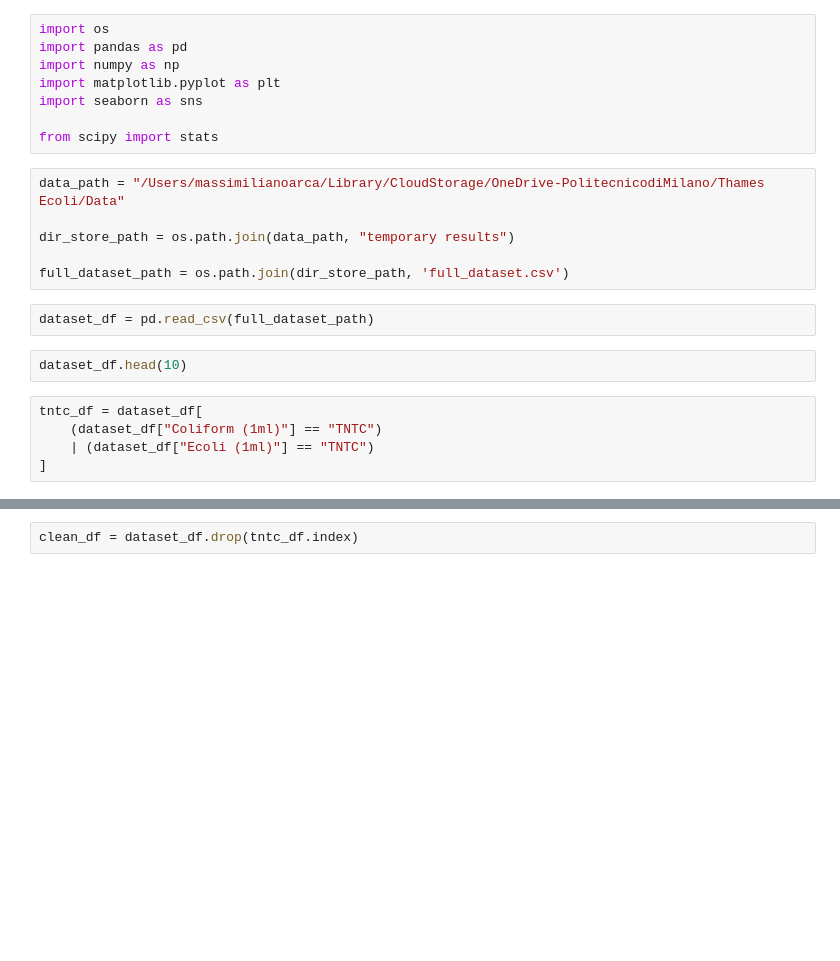
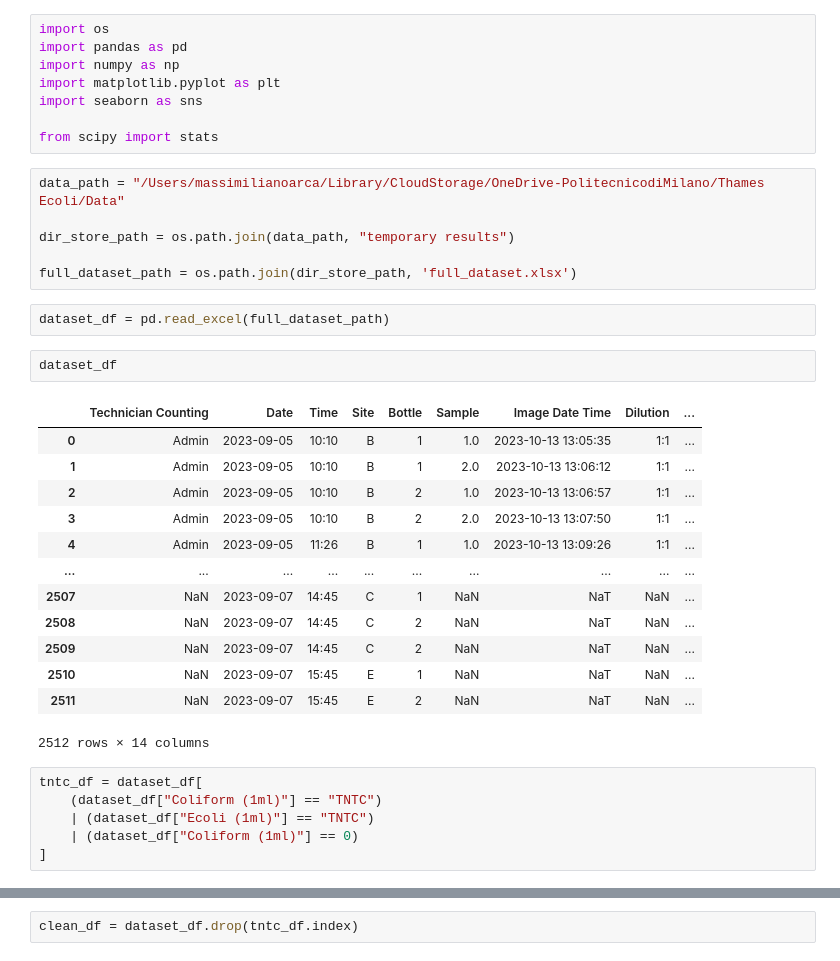
Before and after one commit to MassimilianoArca/Thames-Ecoli, a Jupyter notebook: thames/data_analysis/ecoli_coliform.ipynb, the cells around one changed output, grey strips where cells are left out. Drawn from its saved outputs; the diff is of its cells as text; blank space fills up the shorter version.

```diff
--- a/thames/data_analysis/ecoli_coliform.ipynb
+++ b/thames/data_analysis/ecoli_coliform.ipynb
@@ -11,13 +11,28 @@ data_path = "/Users/massimilianoarca/Library/CloudStorage/OneDrive-Politecnicodi
 
 dir_store_path = os.path.join(data_path, "temporary results")
 
-full_dataset_path = os.path.join(dir_store_path, 'full_dataset.csv')
+full_dataset_path = os.path.join(dir_store_path, 'full_dataset.xlsx')
 # %%
-dataset_df = pd.read_csv(full_dataset_path)
+dataset_df = pd.read_excel(full_dataset_path)
 # %%
-dataset_df.head(10)
+dataset_df
+# %% [output]
+|  | Technician Counting | Date | Time | Site | Bottle | Sample | Image Date Time | Dilution | ... |
+| 0 | Admin | 2023-09-05 | 10:10 | B | 1 | 1.0 | 2023-10-13 13:05:35 | 1:1 | ... |
+| 1 | Admin | 2023-09-05 | 10:10 | B | 1 | 2.0 | 2023-10-13 13:06:12 | 1:1 | ... |
+| 2 | Admin | 2023-09-05 | 10:10 | B | 2 | 1.0 | 2023-10-13 13:06:57 | 1:1 | ... |
+| 3 | Admin | 2023-09-05 | 10:10 | B | 2 | 2.0 | 2023-10-13 13:07:50 | 1:1 | ... |
+| 4 | Admin | 2023-09-05 | 11:26 | B | 1 | 1.0 | 2023-10-13 13:09:26 | 1:1 | ... |
+| ... | ... | ... | ... | ... | ... | ... | ... | ... | ... |
+| 2507 | NaN | 2023-09-07 | 14:45 | C | 1 | NaN | NaT | NaN | ... |
+| 2508 | NaN | 2023-09-07 | 14:45 | C | 2 | NaN | NaT | NaN | ... |
+| 2509 | NaN | 2023-09-07 | 14:45 | C | 2 | NaN | NaT | NaN | ... |
+| 2510 | NaN | 2023-09-07 | 15:45 | E | 1 | NaN | NaT | NaN | ... |
+| 2511 | NaN | 2023-09-07 | 15:45 | E | 2 | NaN | NaT | NaN | ... |
+2512 rows × 14 columns
 # %%
 tntc_df = dataset_df[
     (dataset_df["Coliform (1ml)"] == "TNTC")
     | (dataset_df["Ecoli (1ml)"] == "TNTC")
+    | (dataset_df["Coliform (1ml)"] == 0)
 ]
```
Also changed, not shown: parts of 22 cells of this notebook, 2 other files.
